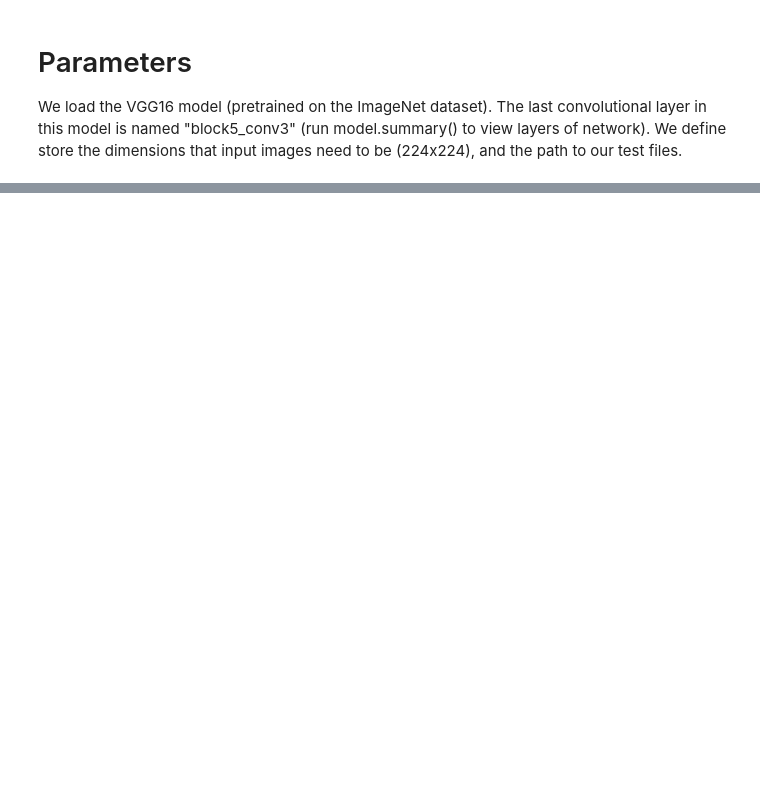
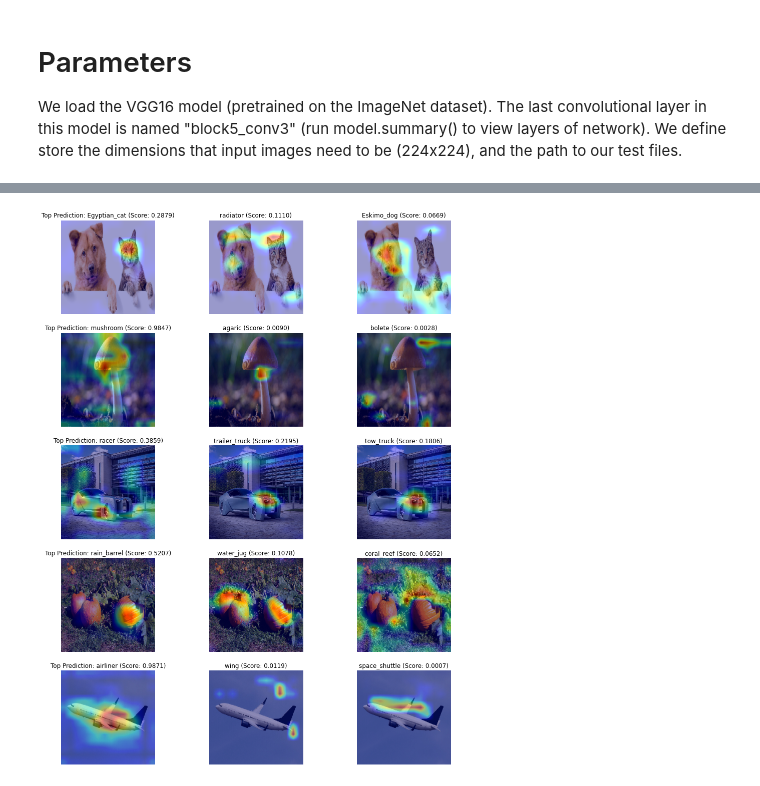
Before and after one commit to geoffcorvera/deeplearning-spring2021, a Jupyter notebook: Grad_CAM.ipynb, the cells around one changed output, grey strips where cells are left out. Saved outputs shown, nothing was run; the diff lists cells and outputs as text; code cells hidden in the pictures; blank space fills up the shorter version.

```diff
--- a/Grad_CAM.ipynb
+++ b/Grad_CAM.ipynb
@@ -105,0 +125,19 @@ plt.imshow(heatmap, cmap='jet', alpha=0.5)
+# %%
+fig, axs = plt.subplots(nrows=n_images, ncols=3, figsize=(15,20))
+
+assert axs.shape[0] == len(preprocessed_imgs)
+for (row, img, top3) in zip(axs, preprocessed_imgs, top3_preds):
+  for (i, ax, (desc, score)) in zip(range(3), row, top3):
+    heatmap = grad_cam(img, model, last_conv_name, score)
+    heatmap = resize_and_rescale_intensities(heatmap, img.shape[1:])
+    title = f"Top Prediction: {desc}" if (i == 0) else desc
+    title += f" (Score: {score:.4f})"
+
+    ax.imshow(img.squeeze())
+    ax.imshow(heatmap, cmap='jet', alpha=0.4)
+    ax.axis('off')
+    ax.set_title(title)
+
+plt.show()
+# %% [output]
+[figure, added]
```
Also changed, not shown: parts of 11 cells of this notebook.
